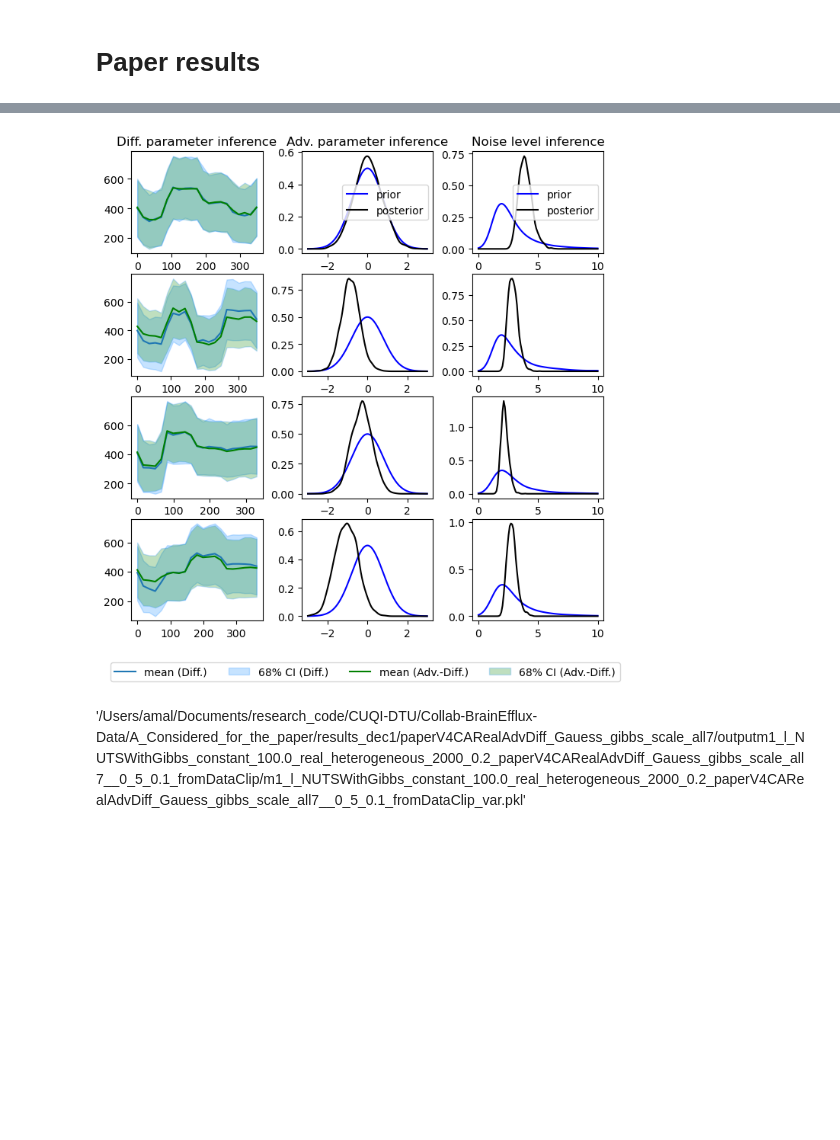
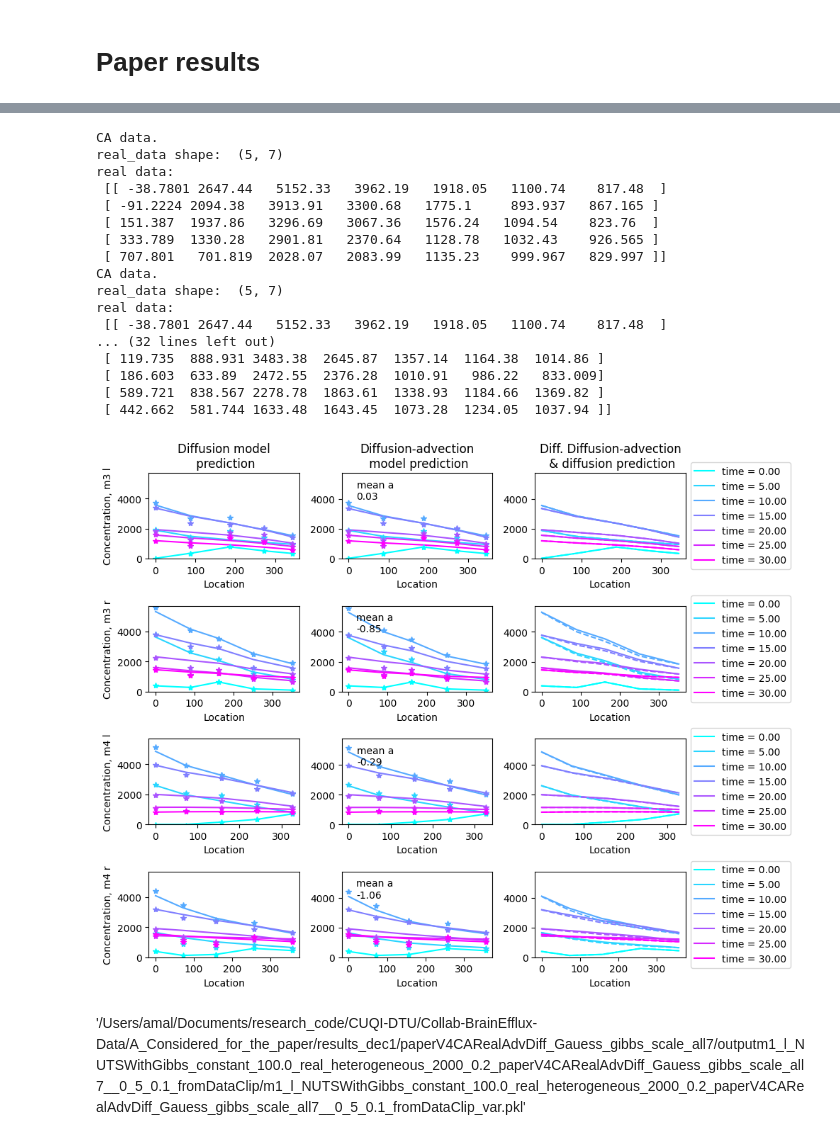
Before and after one commit to CUQI-DTU/Paper-Cochlear, a Jupyter notebook: code/ear_aqueducts/paper_figures_v3_presentation.ipynb, the cells around one changed output, grey strips where cells are left out. Cells and saved outputs as stored; diff of their text form; code cells hidden in the pictures; blank space fills up the shorter version.

Commit message:
update real data figures

```diff
--- a/code/ear_aqueducts/paper_figures_v3_presentation.ipynb
+++ b/code/ear_aqueducts/paper_figures_v3_presentation.ipynb
@@ -336,7 +624,7 @@ scenario_tags_list = [
     ]
 
 num_scenarios = len(scenarios_dir)
-figs_to_plot = [[1,2]]*num_scenarios
+figs_to_plot = [[1]]*num_scenarios
 physics = [['diffusion', 'advection-diffusion']]*num_scenarios
 
 i = 1
@@ -345,14 +633,54 @@ if 1 in figs_to_plot[i]:
         #plot_v3_fig1( data_diff_list, data_adv_list)
         # create directory if it does not exist
         import os
-        os.makedirs('figures/'+scenario_tags_list[i][0], exist_ok=True)
+        #os.makedirs('figures/'+scenario_tags_list[i][0], exist_ok=True)
+        #plt.tight_layout()
         #plt.savefig('figures/'+scenario_tags_list[i][0]+'/fig1.png')
-        #plot_v3_fig1_b( data_diff_list, data_adv_list)
-        #plt.savefig('figures/'+scenario_tags_list[i][0]+'/fig1_b.png')
+        plot_v3_fig1_b( data_diff_list, data_adv_list, fig_v='I')
+        plt.tight_layout()
+        #plt.savefig('figures/'+scenario_tags_list[i][0]+'/fig1_b_I.png')
+        #plot_v3_fig1_b( data_diff_list, data_adv_list, fig_v='II')
+        #plt.tight_layout()
+        #plt.savefig('figures/'+scenario_tags_list[i][0]+'/fig1_b_II.png')
+        #color_map_string = 'cool'
+        #plot_v3_fig1_b( data_diff_list, data_adv_list, fig_v='II', plot_type='over_location', colormap=plt.colormaps.get_cmap(color_map_string))
+        #plt.tight_layout()
+        #plt.savefig('figures/'+scenario_tags_list[i][0]+'/fig1_b_II_location'+color_map_string+'.png')
+        #plot_v3_fig1_b( data_diff_list, data_adv_list, fig_v='III', plot_type='over_time')
+        #plt.tight_layout()
+        #plt.savefig('figures/'+scenario_tags_list[i][0]+'/fig1_b_III.png')
         pass
 if 2 in figs_to_plot[i]:
-        plot_v3_fig2( data_diff_list, data_adv_list)
+        plot_v3_fig2_II( data_diff_list, data_adv_list)
         plt.savefig('figures/'+scenario_tags_list[i][0]+'/fig2.png')
+
+if 3 in figs_to_plot[i]:
+        lines, legend = plot_v3_intro_data( data_diff_list, data_adv_list, plot_type='surface')
+        ax = plt.gca()
+        ax.view_init(45, 45)
+        # update vertical axis to reduce number of ticks
+        ax.yaxis.set_major_locator(plt.MaxNLocator(5))
+        ax.zaxis.set_major_locator(plt.MaxNLocator(5))
+        ax.set_box_aspect(aspect=None, zoom=0.75)
+        plt.tight_layout()
+        plt.savefig('figures/'+scenario_tags_list[i][0]+'/fig3_surface.png')
+
+
+        # plot over time
+        lines, legend = plot_v3_intro_data( data_diff_list, data_adv_list, plot_type='over_time')
+        # add legend outside the plot
+        plt.legend(lines, legend, loc='center left', bbox_to_anchor=(1, 0.5))
+        plt.tight_layout()
+        plt.savefig('figures/'+scenario_tags_list[i][0]+'/fig3_over_time.png')
+
+        # plot over space
+        lines, legend = plot_v3_intro_data( data_diff_list, data_adv_list, plot_type='over_location')
+        # add legend outside the plot
+        plt.legend(lines, legend, loc='center left', bbox_to_anchor=(1, 0.5))
+        plt.tight_layout()
+        plt.savefig('figures/'+scenario_tags_list[i][0]+'/fig3_over_space.png')
+
+        # control transparency
 # %% [output]
 Reading file:  /Users/amal/Documents/research_code/CUQI-DTU/Collab-BrainEfflux-Data/A_Considered_for_the_paper/results_nov30/paperV4CARealDiff_Gauss4_gibbs_scale_all/outputm3_l_NUTSWithGibbs_constant_ ...
 Reading file:  /Users/amal/Documents/research_code/CUQI-DTU/Collab-BrainEfflux-Data/A_Considered_for_the_paper/results_nov30/paperV4CARealAdvDiff_Gauss4_gibbs_scale_all/outputm3_l_NUTSWithGibbs_consta ...
@@ -365,3 +702,20 @@ Reading file:  /Users/amal/Documents/research_code/CUQI-DTU/Collab-BrainEfflux-D
+CA data.
+real_data shape:  (5, 7)
+real data:
+ [[ -38.7801 2647.44   5152.33   3962.19   1918.05   1100.74    817.48  ]
+ [ -91.2224 2094.38   3913.91   3300.68   1775.1     893.937   867.165 ]
+ [ 151.387  1937.86   3296.69   3067.36   1576.24   1094.54    823.76  ]
+ [ 333.789  1330.28   2901.81   2370.64   1128.78   1032.43    926.565 ]
+ [ 707.801   701.819  2028.07   2083.99   1135.23    999.967   829.997 ]]
+CA data.
+real_data shape:  (5, 7)
+real data:
+ [[ -38.7801 2647.44   5152.33   3962.19   1918.05   1100.74    817.48  ]
+... (32 lines left out)
+ [ 119.735  888.931 3483.38  2645.87  1357.14  1164.38  1014.86 ]
+ [ 186.603  633.89  2472.55  2376.28  1010.91   986.22   833.009]
+ [ 589.721  838.567 2278.78  1863.61  1338.93  1184.66  1369.82 ]
+ [ 442.662  581.744 1633.48  1643.45  1073.28  1234.05  1037.94 ]]
-[figure, old version]
+[figure, new version]
 # %% [markdown]
 '/Users/amal/Documents/research_code/CUQI-DTU/Collab-BrainEfflux-Data/A_Considered_for_the_paper/results_dec1/paperV4CARealAdvDiff_Gauess_gibbs_scale_all7/outputm1_l_NUTSWithGibbs_constant_100.0_real_heterogeneous_2000_0.2_paperV4CARealAdvDiff_Gauess_gibbs_scale_all7__0_5_0.1_fromDataClip/m1_l_NUTSWithGibbs_constant_100.0_real_heterogeneous_2000_0.2_paperV4CARealAdvDiff_Gauess_gibbs_scale_all7__0_5_0.1_fromDataClip_var.pkl'
```
Also changed, not shown: parts of 3 cells of this notebook.
